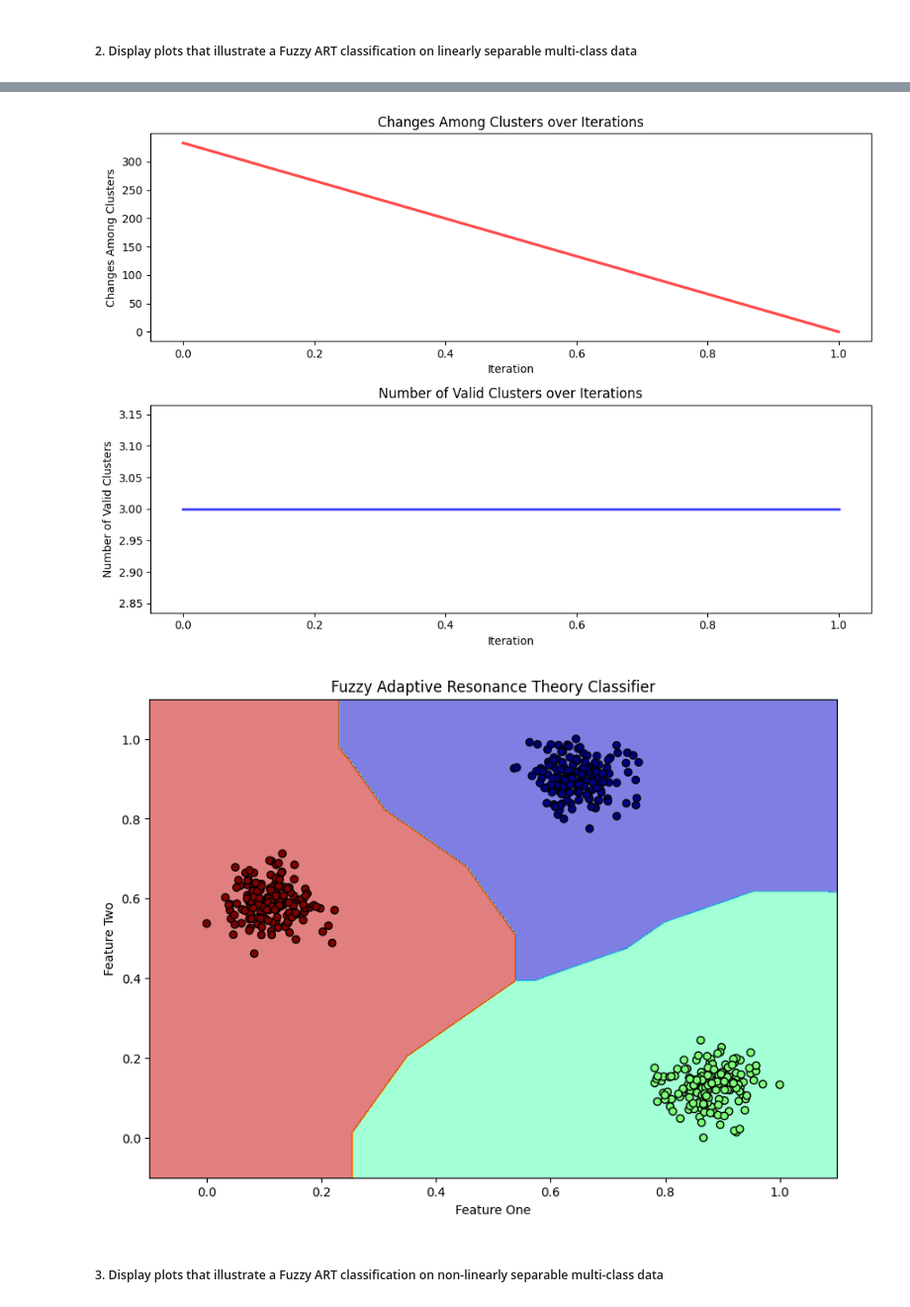
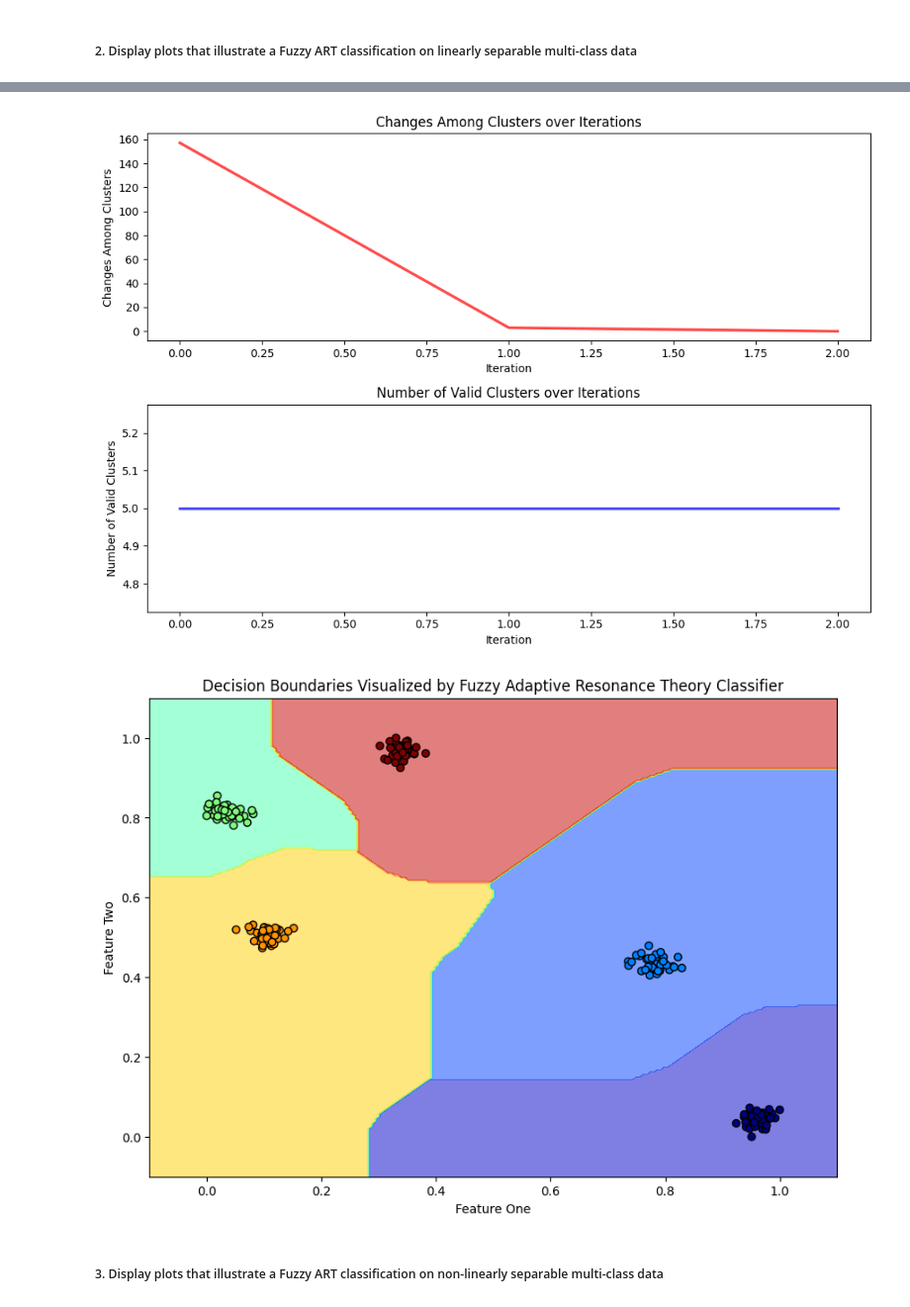
Before and after one commit to XingshengXu/Machine-Learning-Projects, a Jupyter notebook: Adaptive Resonance Theory/ART_demo.ipynb, the cells around one changed output, grey strips where cells are left out. Shown: that part at 99% size. Drawn from its saved outputs; the diff is of its cells as text; code cells hidden in the pictures.

```diff
--- a/Adaptive Resonance Theory/ART_demo.ipynb
+++ b/Adaptive Resonance Theory/ART_demo.ipynb
@@ -19,7 +20,7 @@ Iteration 3: 0 different clusters
 # %% [markdown]
 ##### 2. Display plots that illustrate a Fuzzy ART classification on linearly separable multi-class data
 # %%
-X, y = generate_test_data(n_samples=500, n_features=2, std=0.2, centers=3)
+X, y = generate_test_data(n_samples=200, n_features=2, std=0.2, centers=5)
 art = AdaptiveResonanceTheory(
     learning_rate=0.1,
     alpha=0.5,
@@ -32,5 +33,5 @@ pred_Y = art.predict(X)
 art.predict_test(y, pred_Y)
 
 # Plot the decision boundary and the true labels
-create_contour_plot(art, X, y, resolution=500)
+create_contour_plot(art, X, y, resolution=200)
 # %% [output]
@@ -49,5 +53,5 @@ weighted avg       1.00      1.00      1.00       500
-[figure, old version]
+[figure, new version]
-[figure, old version]
+[figure, new version]
 # %% [markdown]
 ##### 3. Display plots that illustrate a Fuzzy ART classification on non-linearly separable multi-class data
 # %%
```
Also changed, not shown: parts of 5 cells of this notebook, 19 other files.
